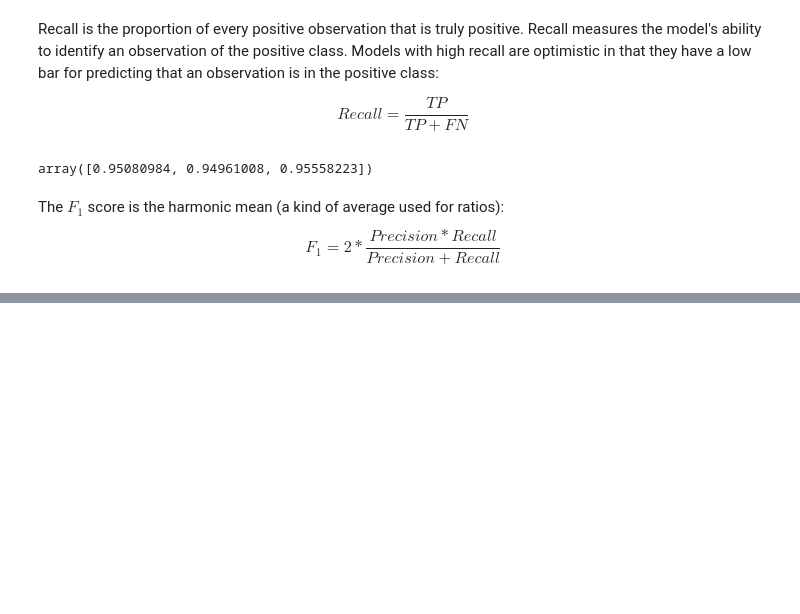
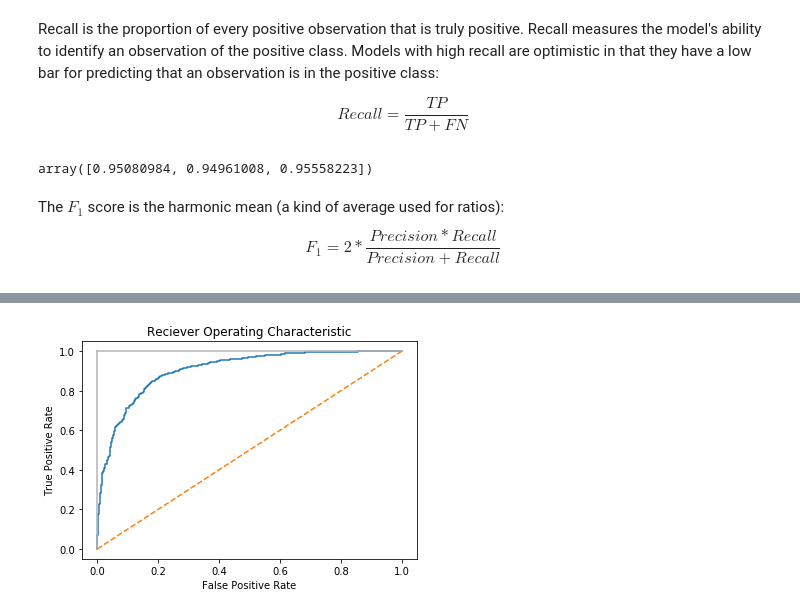
Before and after one commit to DustinAlandzes/machine-learning-with-python-cookbook-notes, a Jupyter notebook: Chapter 11 - Model Evaluation.ipynb, the cells around one changed output, grey strips where cells are left out. Saved outputs shown, nothing was run; the diff lists cells and outputs as text; code cells hidden in the pictures; blank space fills up the shorter version.

```diff
--- a/Chapter 11 - Model Evaluation.ipynb
+++ b/Chapter 11 - Model Evaluation.ipynb
@@ -225,0 +237,40 @@ $$ F_1 = 2 * \frac{Precision * Recall}{Precision + Recall}$$
+# %%
+# load libraries
+import matplotlib.pyplot as plt
+from sklearn.datasets import make_classification
+from sklearn.linear_model import LogisticRegression
+from sklearn.metrics import roc_curve, roc_auc_score
+from sklearn.model_selection import train_test_split
+
+# create feature matrix and target vector
+features, target = make_classification(n_samples=10000,
+                                       n_features=10,
+                                       n_classes=2,
+                                       n_informative=3,
+                                       random_state=3)
+
+# split into training and test sets
+features_train, features_test, target_train, target_test = train_test_split(features, target, test_size=0.2, random_state=1)
+
+# create classifier
+logit = LogisticRegression()
+
+# train model
+logit.fit(features_train, target_train)
+
+# get predicted probabilities
+target_probabilities = logit.predict_proba(features_test)[:,1]
+
+# create true and positive rates
+false_positive_rate, true_positive_rate, threshold = roc_curve(target_test, target_probabilities)
+
+# plot ROC curve
+plt.title("Reciever Operating Characteristic")
+plt.plot(false_positive_rate, true_positive_rate)
+plt.plot([0, 1], ls="--")
+plt.plot([0, 0], [1,0], c=".7"), plt.plot([1, 1], c=".7")
+plt.ylabel("True Positive Rate")
+plt.xlabel("False Positive Rate")
+plt.show()
+# %% [output]
+[figure, added]
```
Also changed, not shown: parts of 27 cells of this notebook.
